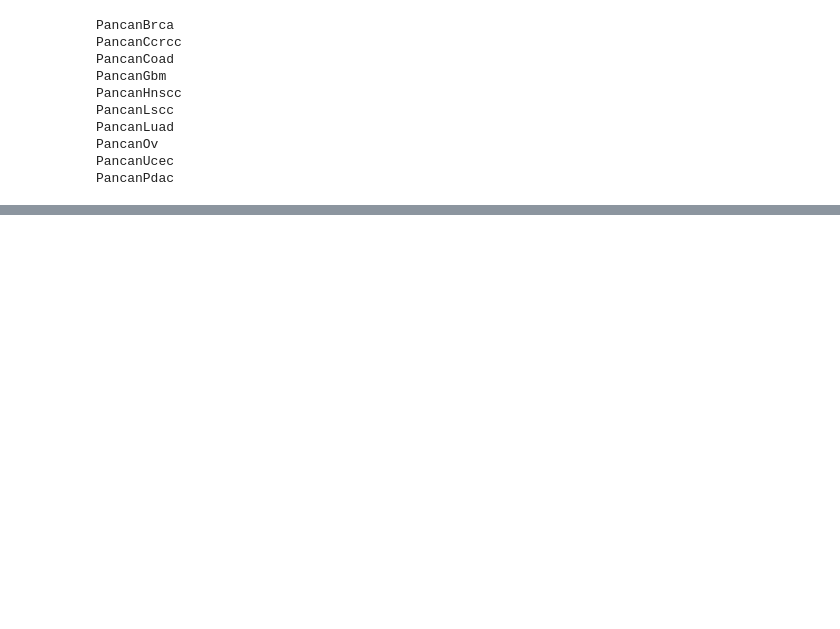
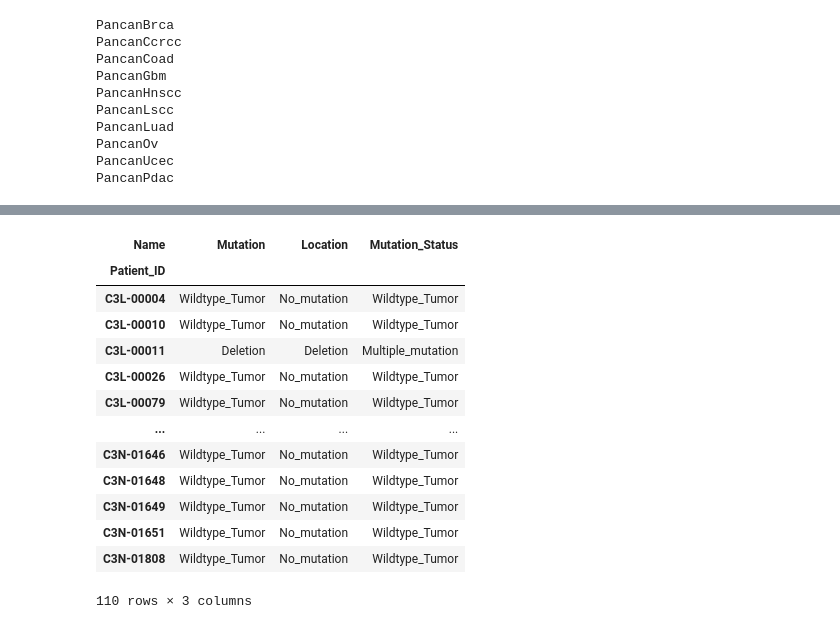
Before and after one commit to PayneLab/WhenMutationsDontMatter, a Jupyter notebook: Pancan/TP53/Mutation_Type_Barchart.ipynb, the cells around one changed output, grey strips where cells are left out. Drawn from its saved outputs; the diff is of its cells as text; code cells hidden in the pictures; blank space fills up the shorter version.

```diff
--- a/Pancan/TP53/Mutation_Type_Barchart.ipynb
+++ b/Pancan/TP53/Mutation_Type_Barchart.ipynb
@@ -20,2 +42,4 @@ pbr = pc.PancanBrca(no_internet=True)
 # %%
-pcr = pc.PancanCcrcc(no_internet=True)
+pcr = pc.PancanCcrcc(no_internet=True).get_genotype_all_vars(mutations_genes = target_gene, omics_source = "washu")
+pcr
+# %% [output]
@@ -22 +47,15 @@ pcr = pc.PancanCcrcc(no_internet=True)
+| Name | Mutation | Location | Mutation_Status |
+| Patient_ID |  |  |  |
+| C3L-00004 | Wildtype_Tumor | No_mutation | Wildtype_Tumor |
+| C3L-00010 | Wildtype_Tumor | No_mutation | Wildtype_Tumor |
+| C3L-00011 | Deletion | Deletion | Multiple_mutation |
+| C3L-00026 | Wildtype_Tumor | No_mutation | Wildtype_Tumor |
+| C3L-00079 | Wildtype_Tumor | No_mutation | Wildtype_Tumor |
+| ... | ... | ... | ... |
+| C3N-01646 | Wildtype_Tumor | No_mutation | Wildtype_Tumor |
+| C3N-01648 | Wildtype_Tumor | No_mutation | Wildtype_Tumor |
+| C3N-01649 | Wildtype_Tumor | No_mutation | Wildtype_Tumor |
+| C3N-01651 | Wildtype_Tumor | No_mutation | Wildtype_Tumor |
+| C3N-01808 | Wildtype_Tumor | No_mutation | Wildtype_Tumor |
+110 rows × 3 columns
 # %%
```
Also changed, not shown: parts of 18 cells of this notebook, 4 other files.
